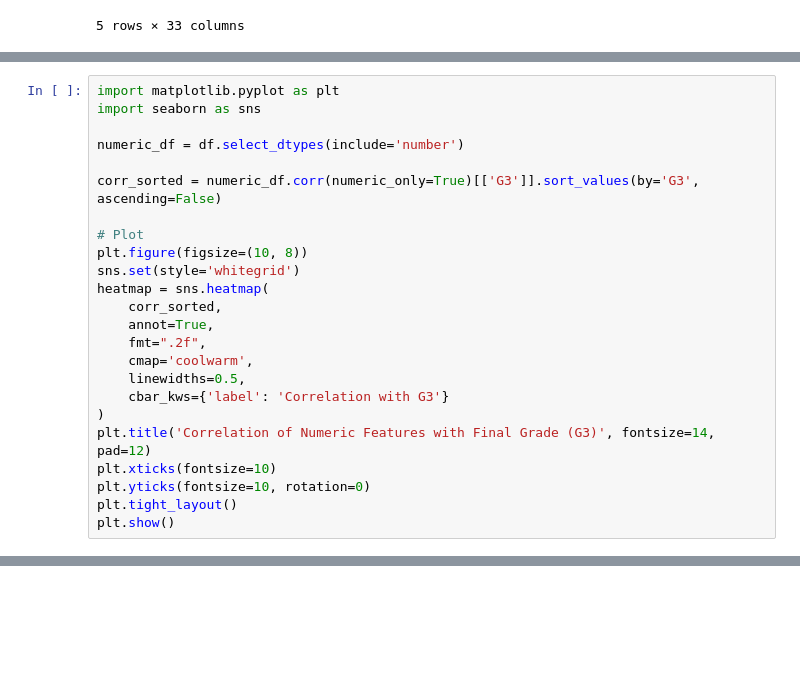
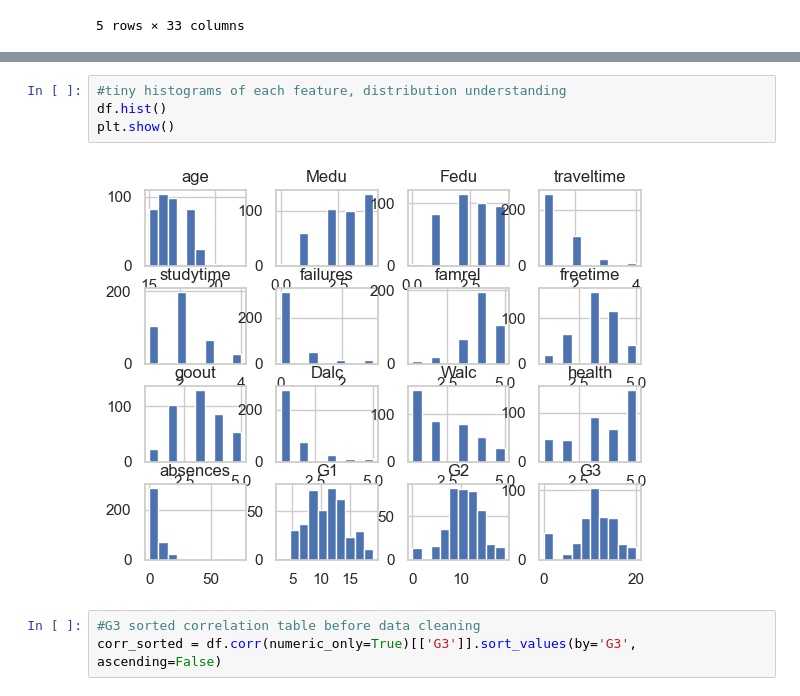
Before and after one commit to Ariana-Elahi/ML-Final-Project, a Jupyter notebook: eda.ipynb, the cells around one changed output, grey strips where cells are left out. Drawn from its saved outputs; the diff is of its cells as text; blank space fills up the shorter version.

```diff
--- a/eda.ipynb
+++ b/eda.ipynb
@@ -37,24 +24,0 @@ df = pd.get_dummies(df, columns=['school', 'Mjob', 'Fjob', 'reason', 'guardian']
-# %%
-import matplotlib.pyplot as plt
-import seaborn as sns
-
-numeric_df = df.select_dtypes(include='number')
-
-corr_sorted = numeric_df.corr(numeric_only=True)[['G3']].sort_values(by='G3', ascending=False)
-
-# Plot
-plt.figure(figsize=(10, 8))
-sns.set(style='whitegrid')
-heatmap = sns.heatmap(
-    corr_sorted,
-    annot=True,
-    fmt=".2f",
-    cmap='coolwarm',
-    linewidths=0.5,
-    cbar_kws={'label': 'Correlation with G3'}
-)
-plt.title('Correlation of Numeric Features with Final Grade (G3)', fontsize=14, pad=12)
-plt.xticks(fontsize=10)
-plt.yticks(fontsize=10, rotation=0)
-plt.tight_layout()
-plt.show()
@@ -100 +58,10 @@ guardian_other        bool
 dtype: object
+# %%
+#tiny histograms of each feature, distribution understanding
+df.hist()
+plt.show()
+# %% [output]
+[figure, added]
+# %%
+#G3 sorted correlation table before data cleaning
+corr_sorted = df.corr(numeric_only=True)[['G3']].sort_values(by='G3', ascending=False)
```
Also changed, not shown: parts of 13 cells of this notebook, 10 other files.
